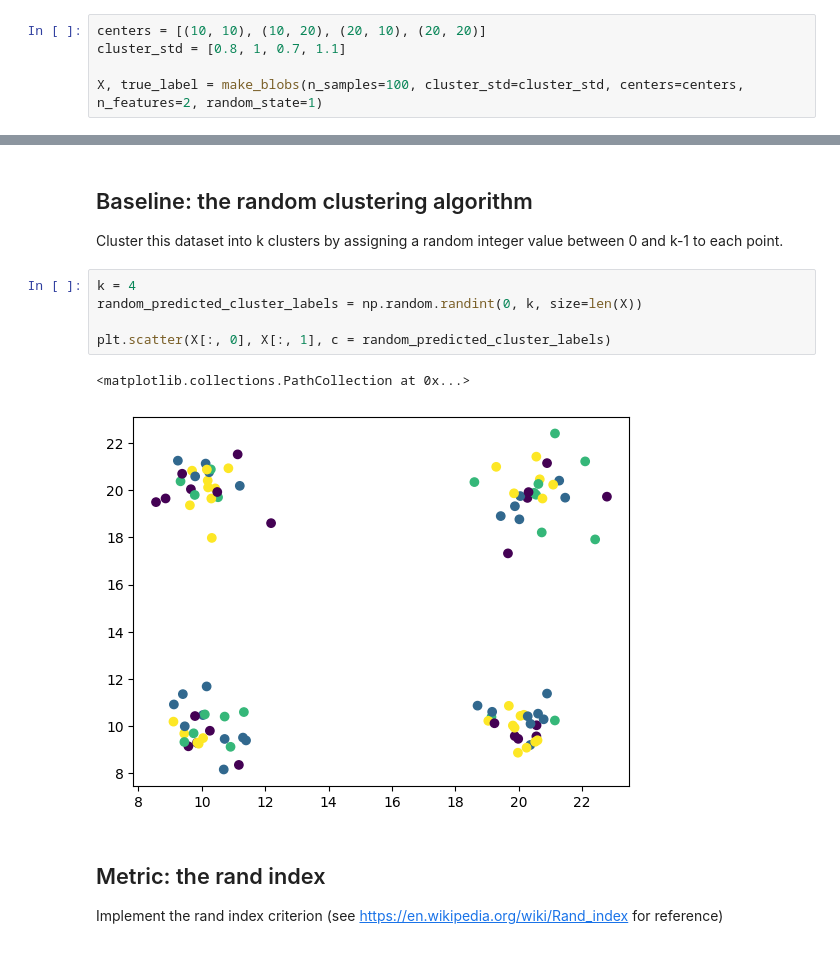
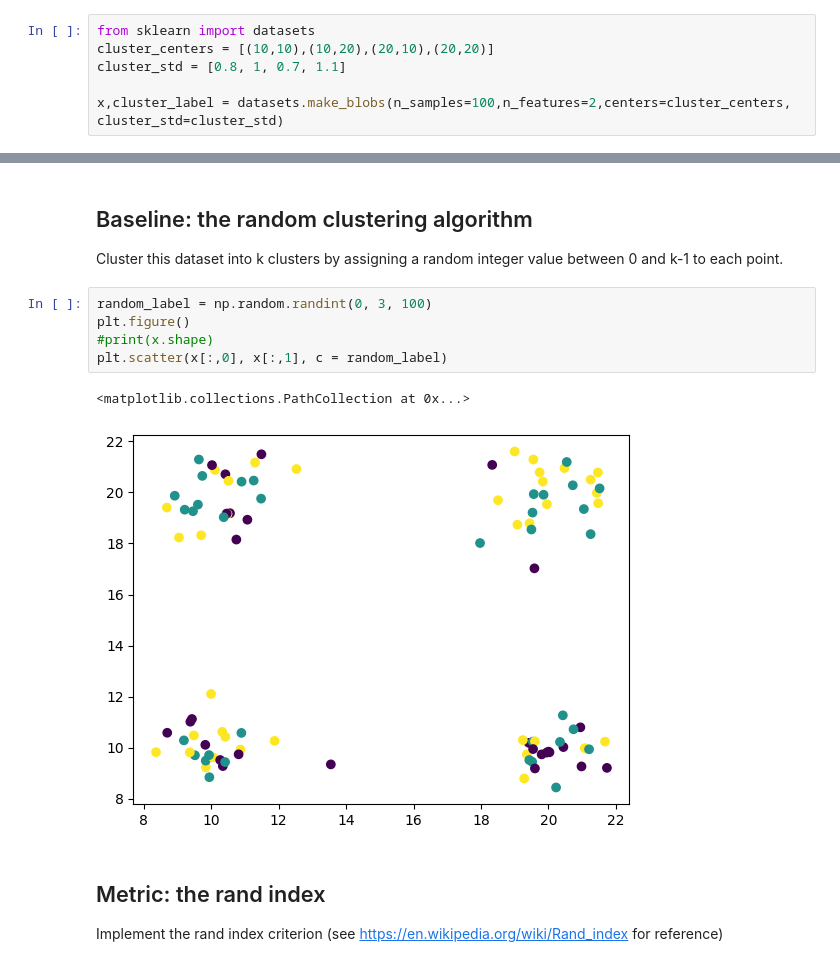
Before and after one commit to ioloizou/artificial-intelligence, a Jupyter notebook: Lab_1/artinClustering.ipynb, the cells around one changed output, grey strips where cells are left out. Cells and saved outputs as stored; diff of their text form.

```diff
--- a/Lab_1/artinClustering.ipynb
+++ b/Lab_1/artinClustering.ipynb
@@ -22,10 +20,11 @@ from sklearn.datasets import make_blobs
 Generate a set of 100 points in a 2 dimensional space split into 4 non overlapping
 clusters.
 # %%
-centers = [(10, 10), (10, 20), (20, 10), (20, 20)]
+from sklearn import datasets
+cluster_centers = [(10,10),(10,20),(20,10),(20,20)]
 cluster_std = [0.8, 1, 0.7, 1.1]
 
-X, true_label = make_blobs(n_samples=100, cluster_std=cluster_std, centers=centers, n_features=2, random_state=1)
+x,cluster_label = datasets.make_blobs(n_samples=100,n_features=2,centers=cluster_centers, cluster_std=cluster_std)
 # %% [markdown]
 Display the set with one color per cluster using the scatter function from matplotlib.pyplot
 # %%
@@ -38,13 +38,13 @@ plt.scatter(X[:, 0],X[:, 1], c = true_label)
 
 Cluster this dataset into k clusters by assigning a random integer value between 0 and k-1 to each point.
 # %%
-k = 4
-random_predicted_cluster_labels = np.random.randint(0, k, size=len(X))
-
-plt.scatter(X[:, 0], X[:, 1], c = random_predicted_cluster_labels)
+random_label = np.random.randint(0, 3, 100)
+plt.figure()
+#print(x.shape)
+plt.scatter(x[:,0], x[:,1], c = random_label)
 # %% [output]
 <matplotlib.collections.PathCollection at 0x...>
-[figure, old version]
+[figure, new version]
 # %% [markdown]
 ## Metric: the rand index
 
```
Also changed, not shown: parts of 27 cells of this notebook, 1 other file.
